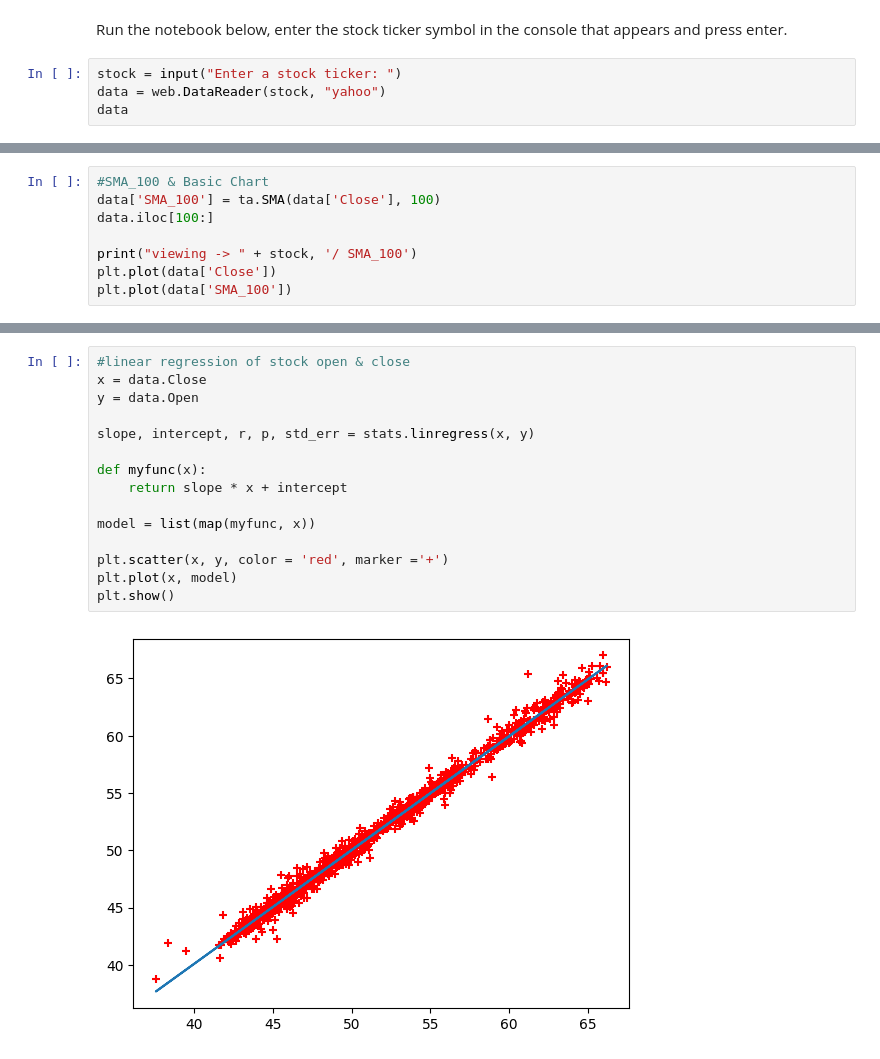
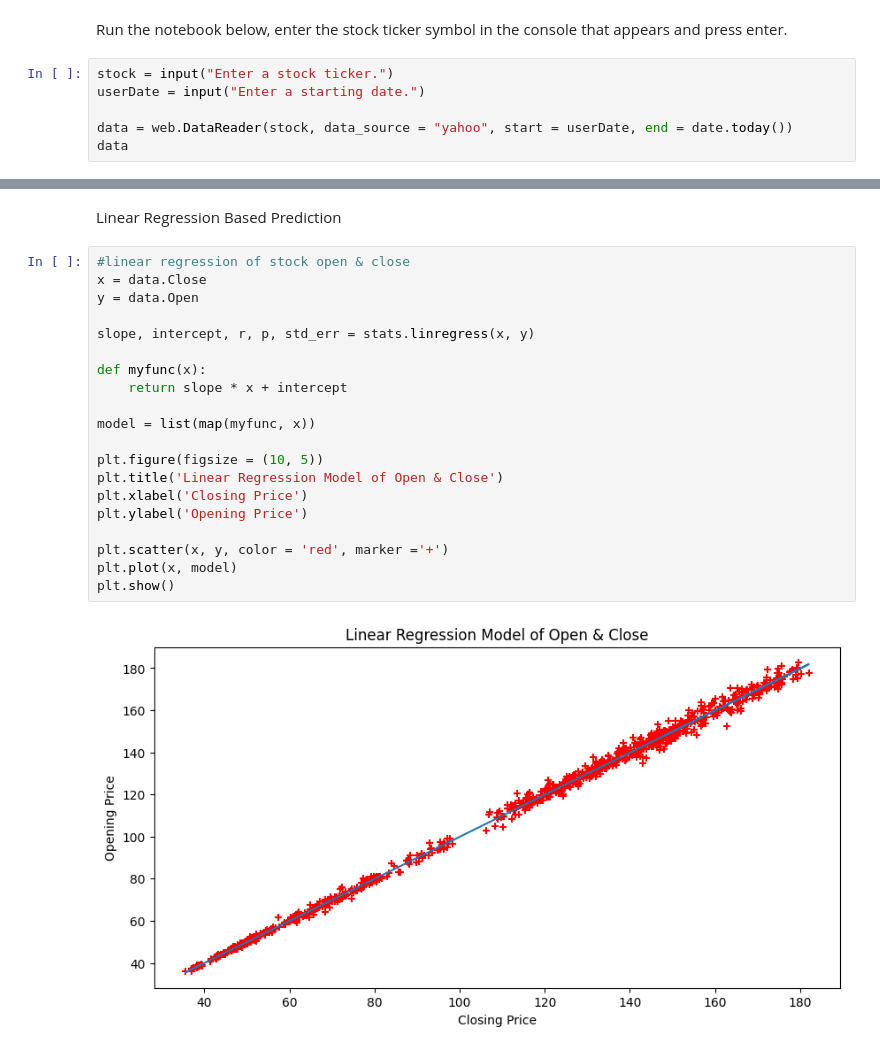
Before and after one commit to arcturuscodez/Simple-Stock-Analysis, a Jupyter notebook: SimpleStockAnalyzer.ipynb, the cells around one changed output, grey strips where cells are left out. Drawn from its saved outputs; the diff is of its cells as text.

Commit message:
Update 3
Changes
- Added labels to graphs, made the graph larger.
- Ability to select the desired indicator. Some still need work.
- Changed the prediction variable from Close to Adj Close.

```diff
--- a/SimpleStockAnalyzer.ipynb
+++ b/SimpleStockAnalyzer.ipynb
@@ -15,8 +17,10 @@ Remember to run the above code as well to enable the imports.
 # %% [markdown]
 Run the notebook below, enter the stock ticker symbol in the console that appears and press enter.
 # %%
-stock = input("Enter a stock ticker: ")
-data = web.DataReader(stock, "yahoo")
+stock = input("Enter a stock ticker.")
+userDate = input("Enter a starting date.")
+
+data = web.DataReader(stock, data_source = "yahoo", start = userDate, end = date.today())
 data
 # %% [output]
 |  | High | Low | Open | Close | Volume | Adj Close |
@@ -36,8 +39,0 @@ data
-# %%
-#SMA_100 & Basic Chart
-data['SMA_100'] = ta.SMA(data['Close'], 100)
-data.iloc[100:]
-
-print("viewing -> " + stock, '/ SMA_100')
-plt.plot(data['Close'])
-plt.plot(data['SMA_100'])
@@ -62,20 +125,27 @@ data.corr()
+# %% [markdown]
+Linear Regression Based Prediction
 # %%
 #linear regression of stock open & close
 x = data.Close
 y = data.Open
 
 slope, intercept, r, p, std_err = stats.linregress(x, y)
 
 def myfunc(x):
     return slope * x + intercept
 
 model = list(map(myfunc, x))
 
+plt.figure(figsize = (10, 5))
+plt.title('Linear Regression Model of Open & Close')
+plt.xlabel('Closing Price')
+plt.ylabel('Opening Price')
+
 plt.scatter(x, y, color = 'red', marker ='+')
 plt.plot(x, model)
 plt.show()
 # %% [output]
-[figure, old version]
+[figure, new version]
 # %%
 #calculating relationship
 slope, intercept, r, p, std_err = stats.linregress(x, y)
```
Also changed, not shown: parts of 8 cells of this notebook.
